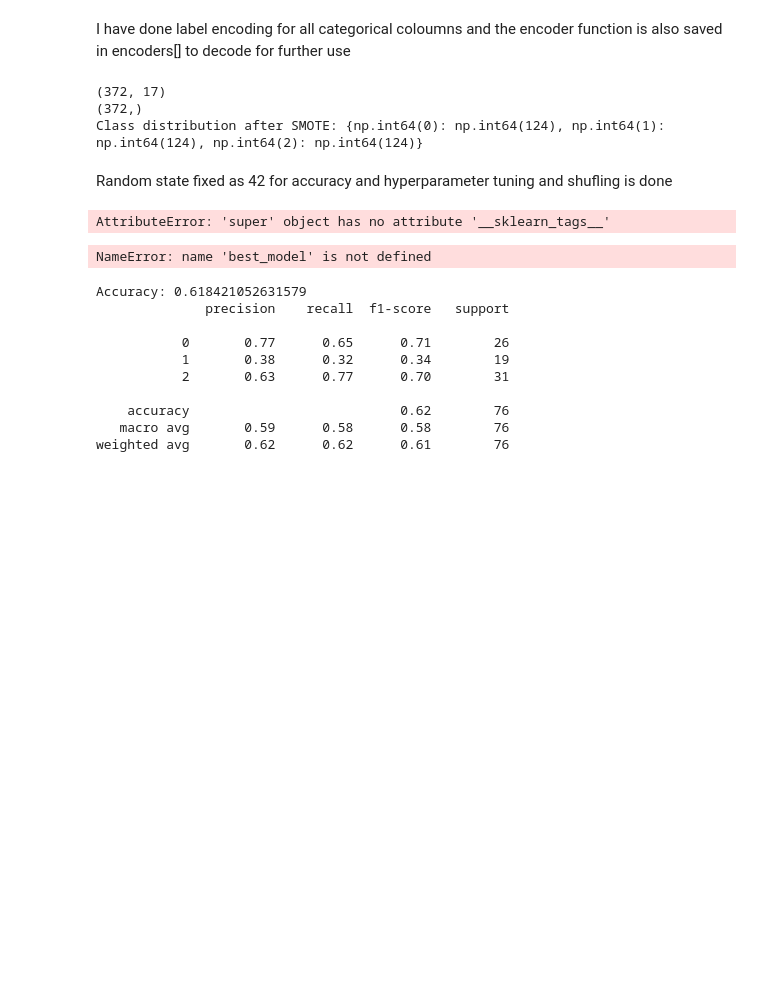
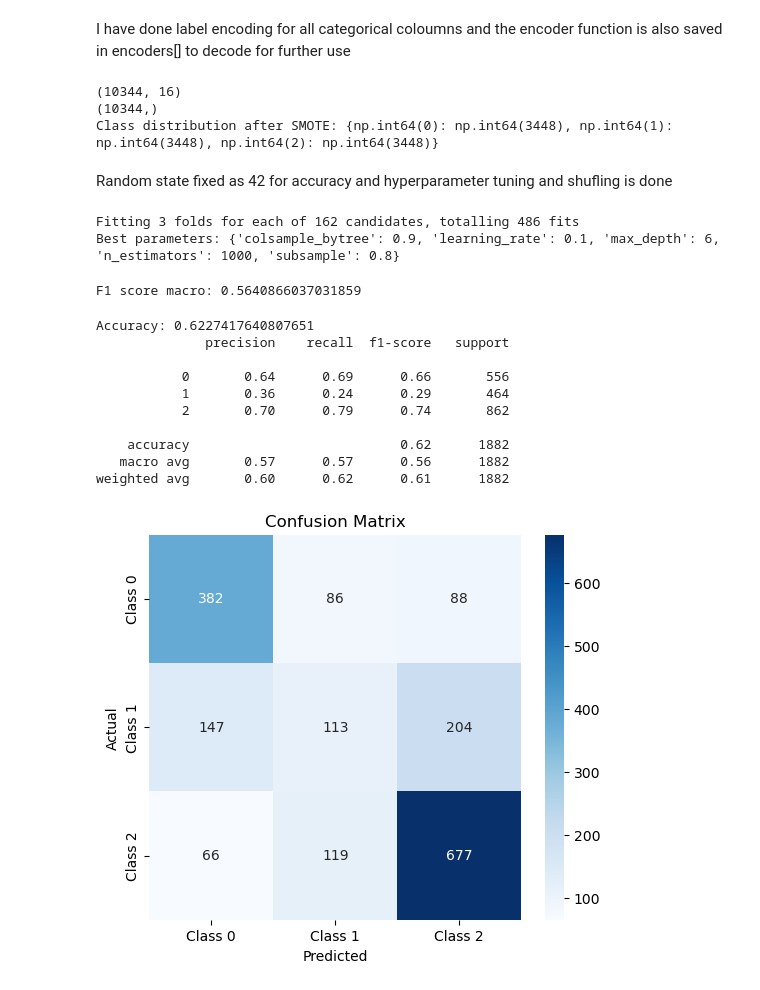
Before and after one commit to springboardmentor345a-create/Projects, a Jupyter notebook: Match_winner/Match_winner.ipynb, the cells around one changed output. Saved outputs shown, nothing was run; the diff lists cells and outputs as text; code cells hidden in the pictures; blank space fills up the shorter version.

```diff
--- a/Match_winner/Match_winner.ipynb
+++ b/Match_winner/Match_winner.ipynb
@@ -85,11 +88,13 @@ data.to_csv("match_winner_cleaned.csv",index = False)
 # %% [output]
 Number of duplicated rows: 0
 # %%
-categorical_col = df.select_dtypes(include ='object').columns
+print(data.columns)
+data = data.drop(columns=["Date"])
+categorical_col = data.select_dtypes(include ='object').columns
 encoders = {}
 for c in categorical_col:
     le = LabelEncoder()
-    df[c]=le.fit_transform(df[c])
+    data[c]=le.fit_transform(data[c])
     encoders[c]=le
-print(df.head())
+print(data.head())
 # %% [output]
@@ -111,9 +119,9 @@ I have done label encoding for all categorical coloumns and the encoder function
 # %%
 #splitting data into label and feature input
 
-y = df['FTR']
+y = data['FTR']
 
-X = df.drop('FTR', axis=1)
+X = data.drop('FTR', axis=1)
 # %%
 
 # Split data: 80% training, 20% testing
@@ -138,9 +146,9 @@ print(y_train_res.shape)
 
 print("Class distribution after SMOTE:", dict(zip(*np.unique(y_train_res, return_counts=True))))
 # %% [output]
-(372, 17)
-(372,)
-Class distribution after SMOTE: {np.int64(0): np.int64(124), np.int64(1): np.int64(124), np.int64(2): np.int64(124)}
+(10344, 16)
+(10344,)
+Class distribution after SMOTE: {np.int64(0): np.int64(3448), np.int64(1): np.int64(3448), np.int64(2): np.int64(3448)}
 # %% [markdown]
 Random state fixed as 42 for accuracy and hyperparameter tuning and shufling is done
 # %%
@@ -170,13 +178,12 @@ grid_search = GridSearchCV(
     n_jobs=-1
 )
 
-grid_search.fit(X_train_res, y_train_res)
+grid_search.fit(X_train_res, y_train_res,sample_weight=weights)
 best_model = grid_search.best_estimator_
 print("Best parameters:", grid_search.best_params_)
-#model.fit(X_train, y_train,sample_weight=weights)
-#y_pred = model.predict(X_test)
 # %% [output]
-AttributeError: 'super' object has no attribute '__sklearn_tags__'
+Fitting 3 folds for each of 162 candidates, totalling 486 fits
+Best parameters: {'colsample_bytree': 0.9, 'learning_rate': 0.1, 'max_depth': 6, 'n_estimators': 1000, 'subsample': 0.8}
 # %%
 from sklearn.metrics import f1_score
 
@@ -201,23 +208,37 @@ y_pred = predict_with_thresholds(y_proba, thresholds)
 
 print("F1 score macro:", f1_score(y_test_split, y_pred, average='macro'))
 # %% [output]
-NameError: name 'best_model' is not defined
+F1 score macro: 0.5640866037031859
 # %%
 
 
 # Accuracy
-print("Accuracy:", accuracy_score(y_test, y_pred))
+print("Accuracy:", accuracy_score(y_test_split, y_pred))
 
 # Full classification report
-print(classification_report(y_test, y_pred))
+print(classification_report(y_test_split, y_pred))
 # %% [output]
-Accuracy: 0.618421052631579
+Accuracy: 0.6227417640807651
               precision    recall  f1-score   support
 
-           0       0.77      0.65      0.71        26
-           1       0.38      0.32      0.34        19
-           2       0.63      0.77      0.70        31
+           0       0.64      0.69      0.66       556
+           1       0.36      0.24      0.29       464
+           2       0.70      0.79      0.74       862
 
-    accuracy                           0.62        76
-   macro avg       0.59      0.58      0.58        76
-weighted avg       0.62      0.62      0.61        76
+    accuracy                           0.62      1882
+   macro avg       0.57      0.57      0.56      1882
+weighted avg       0.60      0.62      0.61      1882
+# %%
+cm = confusion_matrix(y_test_split, y_pred)
+
+# Plot confusion matrix
+plt.figure(figsize=(6,5))
+sns.heatmap(cm, annot=True, fmt='d', cmap='Blues',
+            xticklabels=['Class 0','Class 1','Class 2'],
+            yticklabels=['Class 0','Class 1','Class 2'])
+plt.xlabel("Predicted")
+plt.ylabel("Actual")
+plt.title("Confusion Matrix")
+plt.show()
+# %% [output]
+[figure, added]
```
Also changed, not shown: parts of 3 cells of this notebook, 1 other file.
